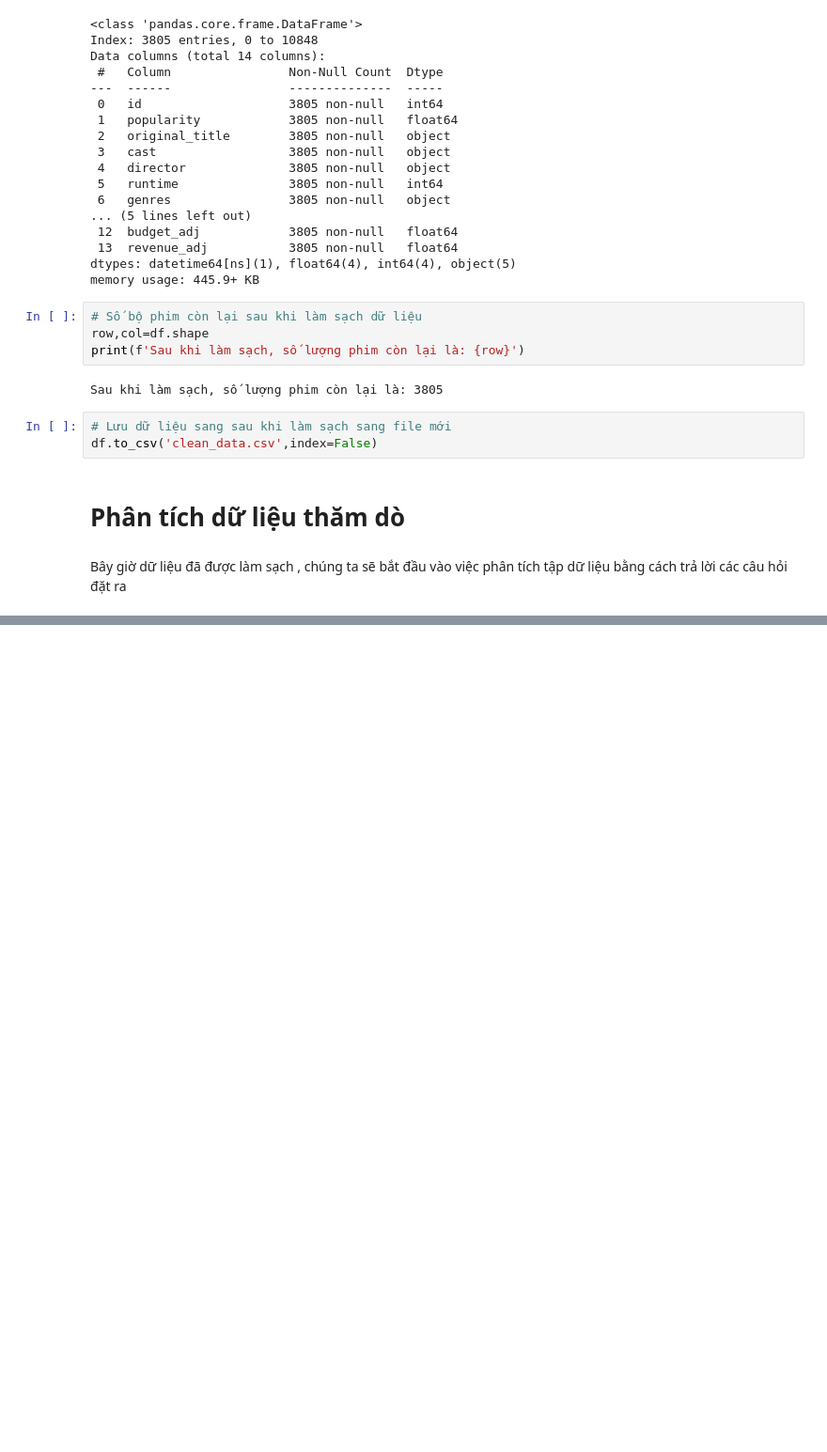
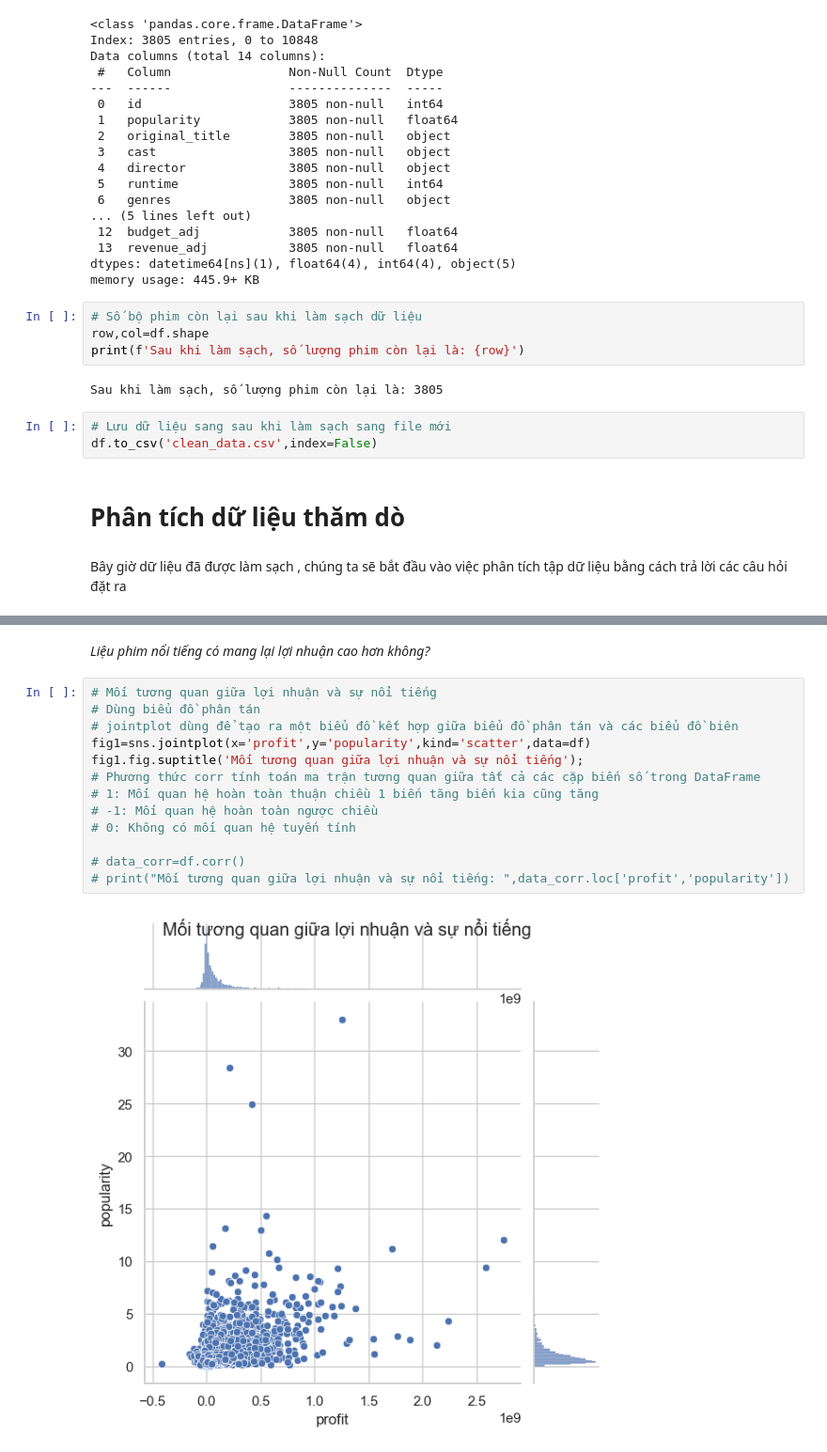
Before and after one commit to Nnguyen-dev2805/PYTHON_FinalProject, a Jupyter notebook: report.ipynb, the cells around one changed output, grey strips where cells are left out. Shown: that part at 94% size. Cells and saved outputs as stored; diff of their text form; blank space fills up the shorter version.

```diff
--- a/report.ipynb
+++ b/report.ipynb
@@ -303,0 +408,17 @@ Bây giờ dữ liệu đã được làm sạch , chúng ta sẽ bắt đầu v
+# %% [markdown]
+*Liệu phim nổi tiếng có mang lại lợi nhuận cao hơn không?*
+# %%
+# Mối tương quan giữa lợi nhuận và sự nổi tiếng
+# Dùng biểu đồ phân tán
+# jointplot dùng để tạo ra một biểu đồ kết hợp giữa biểu đồ phân tán và các biểu đồ biên
+fig1=sns.jointplot(x='profit',y='popularity',kind='scatter',data=df)
+fig1.fig.suptitle('Mối tương quan giữa lợi nhuận và sự nổi tiếng');
+# Phương thức corr tính toán ma trận tương quan giữa tất cả các cặp biến số trong DataFrame
+# 1: Mối quan hệ hoàn toàn thuận chiều 1 biến tăng biến kia cũng tăng
+# -1: Mối quan hệ hoàn toàn ngược chiều
+# 0: Không có mối quan hệ tuyến tính
+
+# data_corr=df.corr()
+# print("Mối tương quan giữa lợi nhuận và sự nổi tiếng: ",data_corr.loc['profit','popularity'])
+# %% [output]
+[figure, added]
```
Also changed, not shown: parts of 14 cells of this notebook.
